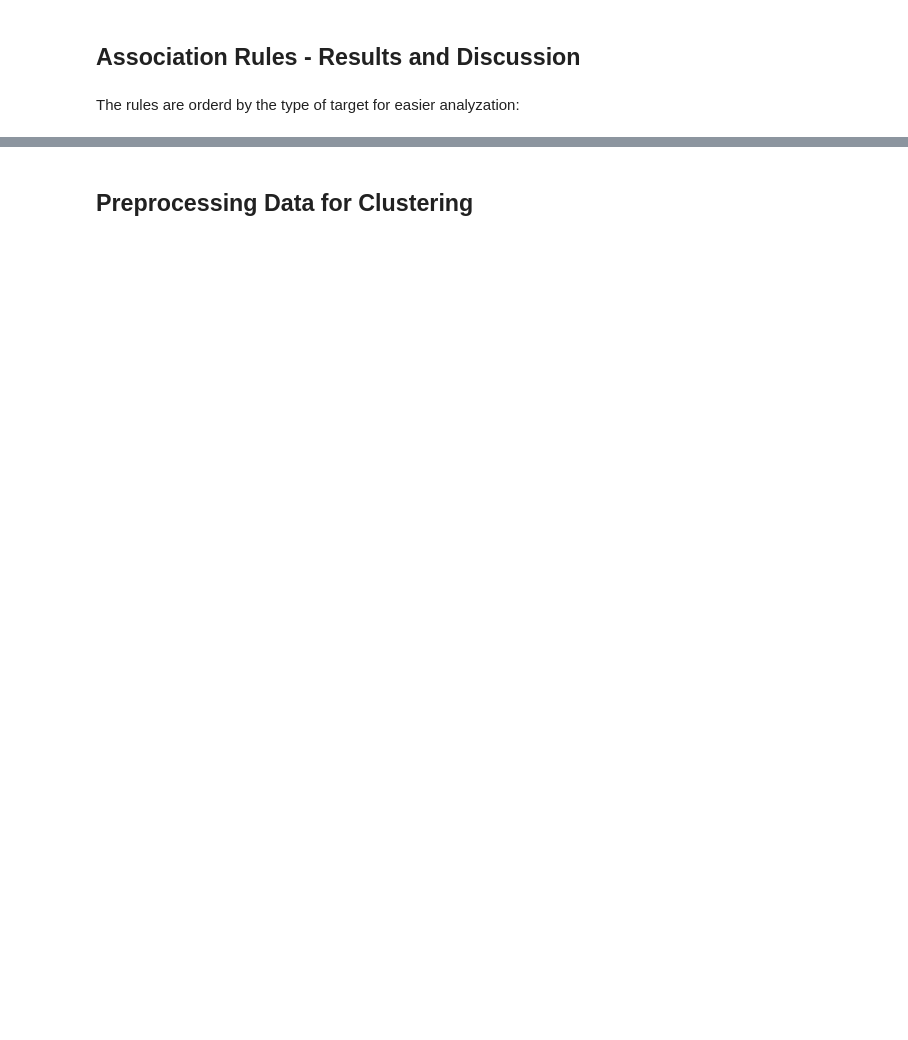
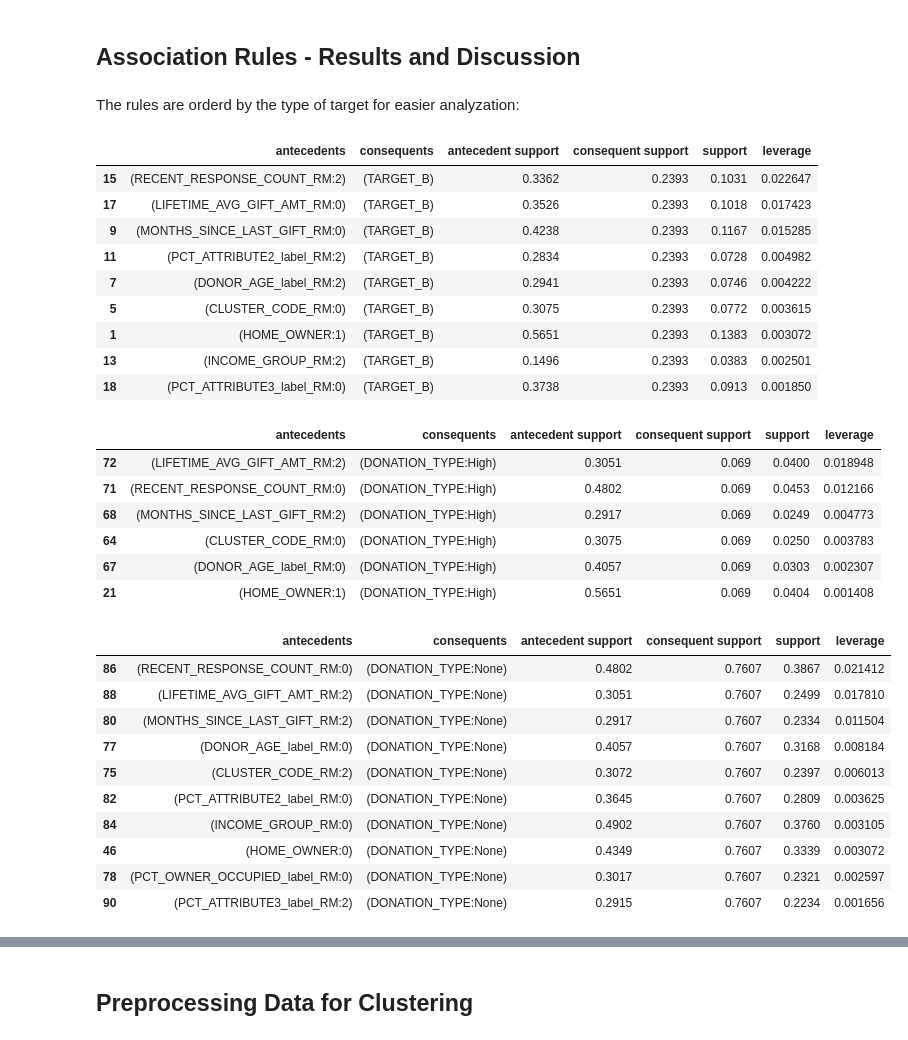
Before and after one commit to jlp237/ml_project, a Jupyter notebook: AA_202021_Project.ipynb, the cells around one changed output, grey strips where cells are left out. Saved outputs shown, nothing was run; the diff lists cells and outputs as text; code cells hidden in the pictures; blank space fills up the shorter version.

```diff
--- a/AA_202021_Project.ipynb
+++ b/AA_202021_Project.ipynb
@@ -1825,4 +2200,4 @@ We calculate the association rules from the frequent patterns. Therefore, we hav
 # %%
-metric = "confidence"
-as_rules_raw = association_rules(freq_patterns, metric=metric, min_threshold=0.01)
+metric = "leverage"
+as_rules_raw = association_rules(freq_patterns, metric=metric, min_threshold=0.001)
 # %% [markdown]
@@ -1830,8 +2210,12 @@ In the end, only rules are important for as, that are related to a target. Conse
 # %%
 def check_if_interesting(x):
-    # Interesting (maybe different criteria..):
-    # - consequents==(TARGET_B or DONATION_TYPE)
-    # - TARGET_B, B, D, E not in antecedents
+    '''
+    :param x: [antecends, consequents]
+    :return: True, if rule is interesting, else False
+    '''
+    # Interesting:
+    # - consequents==(TARGET_B or DONATION_TYPE:High or DONATION_TYPE:None)
+    # - target not in antecedents
 
     targets = ['TARGET_B', 'DONATION_TYPE:High', 'DONATION_TYPE:Low', 'DONATION_TYPE:None']
     target_is_only_consequents = any(item in targets for item in x[1]) and len(x[1])==1
@@ -1843,15 +2227,43 @@ as_rules = as_rules_raw.copy()
 as_rules['interesting?'] = as_rules[['antecedents', 'consequents']].apply(check_if_interesting, axis=1)
 as_rules = as_rules[ as_rules['interesting?']==True]
 as_rules = as_rules.sort_values(by=[metric], ascending=False)
-as_rules = as_rules.drop(['leverage', 'lift', 'conviction', 'interesting?'], axis=1)
-as_rules = as_rules[as_rules['consequents'] != frozenset({'DONATION_TYPE:Low'})]
+as_rules = as_rules.drop(['conviction', 'lift', 'conviction', 'interesting?', 'confidence'], axis=1)
 # %% [markdown]
 ## Association Rules - Results and Discussion
 # %% [markdown]
 The rules are orderd by the type of target for easier analyzation:
 # %%
-df1 = as_rules[as_rules['consequents']==frozenset({'TARGET_B'})].head(n=10)
-df2 = as_rules[as_rules['consequents']==frozenset({'DONATION_TYPE:High'})].head(n=10)
-df3 = as_rules[as_rules['consequents']==frozenset({'DONATION_TYPE:None'})].head(n=10)
+df1 = as_rules[as_rules['consequents']==frozenset({'TARGET_B'})]
+df2 = as_rules[as_rules['consequents']==frozenset({'DONATION_TYPE:High'})]
+df3 = as_rules[as_rules['consequents']==frozenset({'DONATION_TYPE:None'})]
 for df in [df1, df2, df3]:
     display(df)
+# %% [output]
+|  | antecedents | consequents | antecedent support | consequent support | support | leverage |
+| 15 | (RECENT_RESPONSE_COUNT_RM:2) | (TARGET_B) | 0.3362 | 0.2393 | 0.1031 | 0.022647 |
+| 17 | (LIFETIME_AVG_GIFT_AMT_RM:0) | (TARGET_B) | 0.3526 | 0.2393 | 0.1018 | 0.017423 |
+| 9 | (MONTHS_SINCE_LAST_GIFT_RM:0) | (TARGET_B) | 0.4238 | 0.2393 | 0.1167 | 0.015285 |
+| 11 | (PCT_ATTRIBUTE2_label_RM:2) | (TARGET_B) | 0.2834 | 0.2393 | 0.0728 | 0.004982 |
+| 7 | (DONOR_AGE_label_RM:2) | (TARGET_B) | 0.2941 | 0.2393 | 0.0746 | 0.004222 |
+| 5 | (CLUSTER_CODE_RM:0) | (TARGET_B) | 0.3075 | 0.2393 | 0.0772 | 0.003615 |
+| 1 | (HOME_OWNER:1) | (TARGET_B) | 0.5651 | 0.2393 | 0.1383 | 0.003072 |
+| 13 | (INCOME_GROUP_RM:2) | (TARGET_B) | 0.1496 | 0.2393 | 0.0383 | 0.002501 |
+| 18 | (PCT_ATTRIBUTE3_label_RM:0) | (TARGET_B) | 0.3738 | 0.2393 | 0.0913 | 0.001850 |
+|  | antecedents | consequents | antecedent support | consequent support | support | leverage |
+| 72 | (LIFETIME_AVG_GIFT_AMT_RM:2) | (DONATION_TYPE:High) | 0.3051 | 0.069 | 0.0400 | 0.018948 |
+| 71 | (RECENT_RESPONSE_COUNT_RM:0) | (DONATION_TYPE:High) | 0.4802 | 0.069 | 0.0453 | 0.012166 |
+| 68 | (MONTHS_SINCE_LAST_GIFT_RM:2) | (DONATION_TYPE:High) | 0.2917 | 0.069 | 0.0249 | 0.004773 |
+| 64 | (CLUSTER_CODE_RM:0) | (DONATION_TYPE:High) | 0.3075 | 0.069 | 0.0250 | 0.003783 |
+| 67 | (DONOR_AGE_label_RM:0) | (DONATION_TYPE:High) | 0.4057 | 0.069 | 0.0303 | 0.002307 |
+| 21 | (HOME_OWNER:1) | (DONATION_TYPE:High) | 0.5651 | 0.069 | 0.0404 | 0.001408 |
+|  | antecedents | consequents | antecedent support | consequent support | support | leverage |
+| 86 | (RECENT_RESPONSE_COUNT_RM:0) | (DONATION_TYPE:None) | 0.4802 | 0.7607 | 0.3867 | 0.021412 |
+| 88 | (LIFETIME_AVG_GIFT_AMT_RM:2) | (DONATION_TYPE:None) | 0.3051 | 0.7607 | 0.2499 | 0.017810 |
+| 80 | (MONTHS_SINCE_LAST_GIFT_RM:2) | (DONATION_TYPE:None) | 0.2917 | 0.7607 | 0.2334 | 0.011504 |
+| 77 | (DONOR_AGE_label_RM:0) | (DONATION_TYPE:None) | 0.4057 | 0.7607 | 0.3168 | 0.008184 |
+| 75 | (CLUSTER_CODE_RM:2) | (DONATION_TYPE:None) | 0.3072 | 0.7607 | 0.2397 | 0.006013 |
+| 82 | (PCT_ATTRIBUTE2_label_RM:0) | (DONATION_TYPE:None) | 0.3645 | 0.7607 | 0.2809 | 0.003625 |
+| 84 | (INCOME_GROUP_RM:0) | (DONATION_TYPE:None) | 0.4902 | 0.7607 | 0.3760 | 0.003105 |
+| 46 | (HOME_OWNER:0) | (DONATION_TYPE:None) | 0.4349 | 0.7607 | 0.3339 | 0.003072 |
+| 78 | (PCT_OWNER_OCCUPIED_label_RM:0) | (DONATION_TYPE:None) | 0.3017 | 0.7607 | 0.2321 | 0.002597 |
+| 90 | (PCT_ATTRIBUTE3_label_RM:2) | (DONATION_TYPE:None) | 0.2915 | 0.7607 | 0.2234 | 0.001656 |
```
Also changed, not shown: parts of 101 cells of this notebook.
